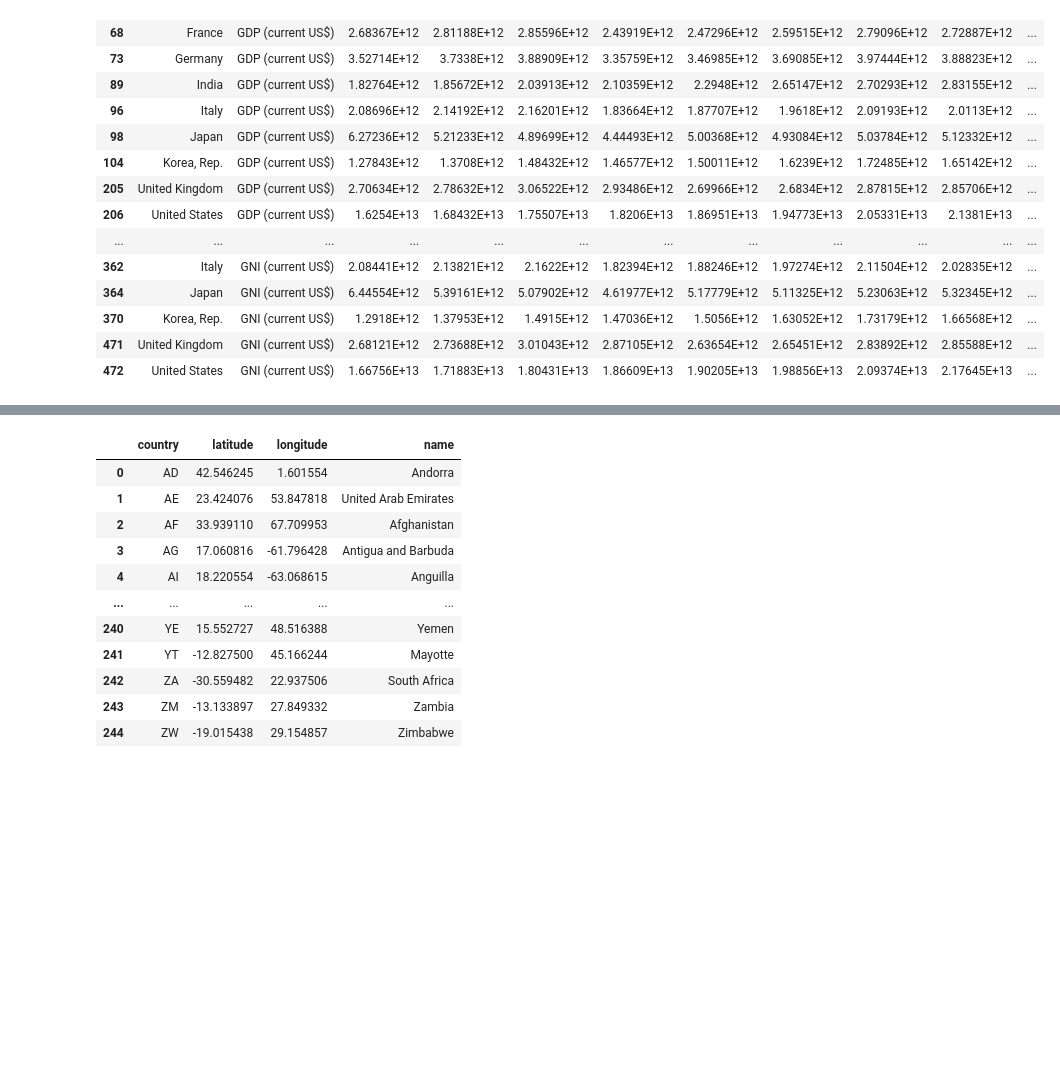
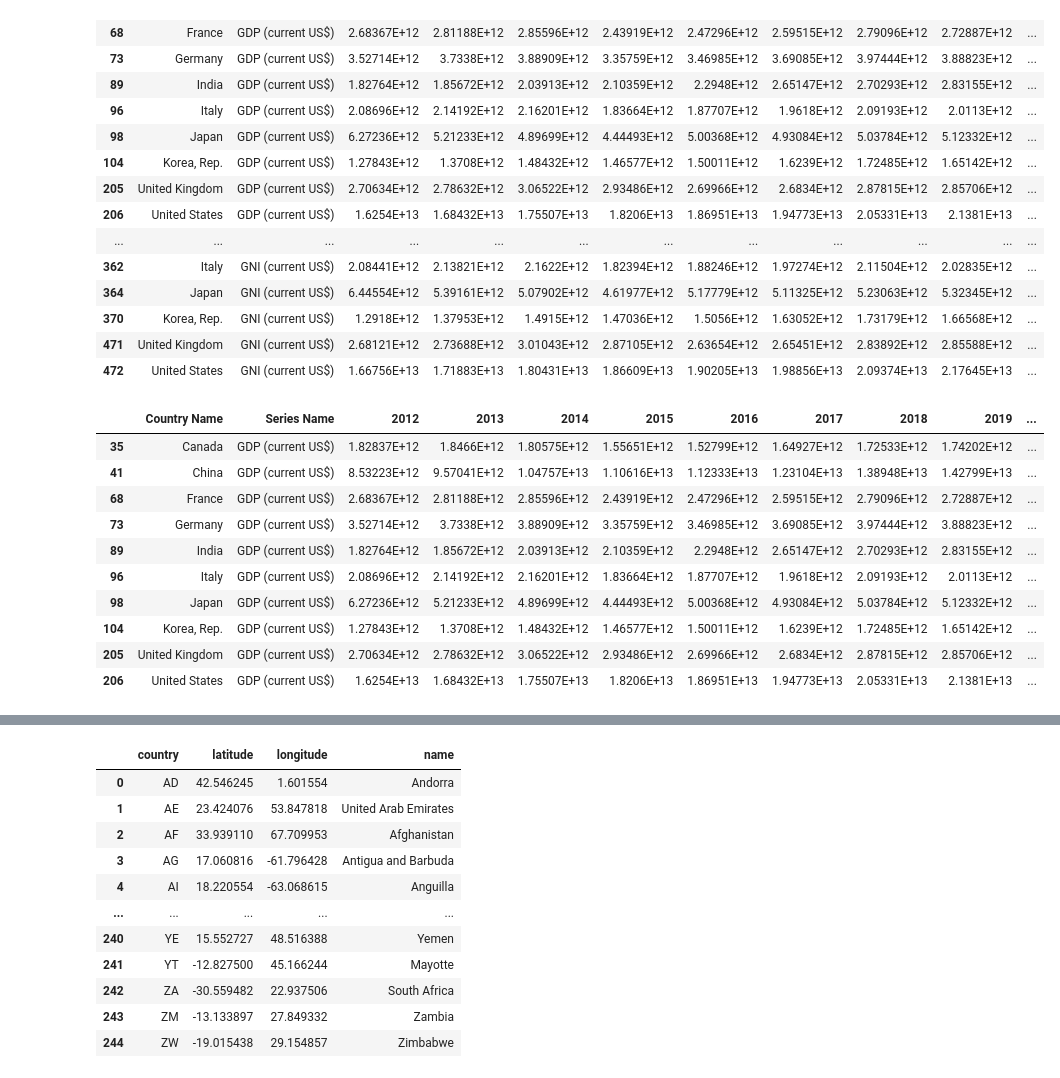
Before and after one commit to rasemanb/prioject3, a Jupyter notebook: Tables/Sql Data.ipynb, the cells around one changed output, grey strips where cells are left out. Drawn from its saved outputs; the diff is of its cells as text; code cells hidden in the pictures; blank space fills up the shorter version.

```diff
--- a/Tables/Sql Data.ipynb
+++ b/Tables/Sql Data.ipynb
@@ -84,8 +84,8 @@ rename_df
 | 531 | World | GNI (current US$) | 7.55706E+13 | 7.75443E+13 | 7.99475E+13 | 7.53454E+13 | 7.64931E+13 | 8.1557E+13 | 8.65047E+13 | 8.77246E+13 | ... |
 475 rows × 12 columns
 # %%
-clean_df = rename_df.loc[drop_df['Country Name'].isin(['United States', 'China', 'Japan', 'Germany', 'India', 'United Kingdom', 'France', 'Italy', 'Canada', 'Korea, Rep.'])]
-clean_df
+numbers = rename_df.loc[drop_df['Country Name'].isin(['United States', 'China', 'Japan', 'Germany', 'India', 'United Kingdom', 'France', 'Italy', 'Canada', 'Korea, Rep.'])]
+numbers
 # %% [output]
 |  | Country Name | Series Name | 2012 | 2013 | 2014 | 2015 | 2016 | 2017 | 2018 | 2019 | ... |
 | 35 | Canada | GDP (current US$) | 1.82837E+12 | 1.8466E+12 | 1.80575E+12 | 1.55651E+12 | 1.52799E+12 | 1.64927E+12 | 1.72533E+12 | 1.74202E+12 | ... |
@@ -104,3 +104,18 @@ clean_df
 | 370 | Korea, Rep. | GNI (current US$) | 1.2918E+12 | 1.37953E+12 | 1.4915E+12 | 1.47036E+12 | 1.5056E+12 | 1.63052E+12 | 1.73179E+12 | 1.66568E+12 | ... |
 | 471 | United Kingdom | GNI (current US$) | 2.68121E+12 | 2.73688E+12 | 3.01043E+12 | 2.87105E+12 | 2.63654E+12 | 2.65451E+12 | 2.83892E+12 | 2.85588E+12 | ... |
 | 472 | United States | GNI (current US$) | 1.66756E+13 | 1.71883E+13 | 1.80431E+13 | 1.86609E+13 | 1.90205E+13 | 1.98856E+13 | 2.09374E+13 | 2.17645E+13 | ... |
+# %%
+data = numbers[numbers["Series Name"] == "GDP (current US$)"]
+data
+# %% [output]
+|  | Country Name | Series Name | 2012 | 2013 | 2014 | 2015 | 2016 | 2017 | 2018 | 2019 | ... |
+| 35 | Canada | GDP (current US$) | 1.82837E+12 | 1.8466E+12 | 1.80575E+12 | 1.55651E+12 | 1.52799E+12 | 1.64927E+12 | 1.72533E+12 | 1.74202E+12 | ... |
+| 41 | China | GDP (current US$) | 8.53223E+12 | 9.57041E+12 | 1.04757E+13 | 1.10616E+13 | 1.12333E+13 | 1.23104E+13 | 1.38948E+13 | 1.42799E+13 | ... |
+| 68 | France | GDP (current US$) | 2.68367E+12 | 2.81188E+12 | 2.85596E+12 | 2.43919E+12 | 2.47296E+12 | 2.59515E+12 | 2.79096E+12 | 2.72887E+12 | ... |
+| 73 | Germany | GDP (current US$) | 3.52714E+12 | 3.7338E+12 | 3.88909E+12 | 3.35759E+12 | 3.46985E+12 | 3.69085E+12 | 3.97444E+12 | 3.88823E+12 | ... |
+| 89 | India | GDP (current US$) | 1.82764E+12 | 1.85672E+12 | 2.03913E+12 | 2.10359E+12 | 2.2948E+12 | 2.65147E+12 | 2.70293E+12 | 2.83155E+12 | ... |
+| 96 | Italy | GDP (current US$) | 2.08696E+12 | 2.14192E+12 | 2.16201E+12 | 1.83664E+12 | 1.87707E+12 | 1.9618E+12 | 2.09193E+12 | 2.0113E+12 | ... |
+| 98 | Japan | GDP (current US$) | 6.27236E+12 | 5.21233E+12 | 4.89699E+12 | 4.44493E+12 | 5.00368E+12 | 4.93084E+12 | 5.03784E+12 | 5.12332E+12 | ... |
+| 104 | Korea, Rep. | GDP (current US$) | 1.27843E+12 | 1.3708E+12 | 1.48432E+12 | 1.46577E+12 | 1.50011E+12 | 1.6239E+12 | 1.72485E+12 | 1.65142E+12 | ... |
+| 205 | United Kingdom | GDP (current US$) | 2.70634E+12 | 2.78632E+12 | 3.06522E+12 | 2.93486E+12 | 2.69966E+12 | 2.6834E+12 | 2.87815E+12 | 2.85706E+12 | ... |
+| 206 | United States | GDP (current US$) | 1.6254E+13 | 1.68432E+13 | 1.75507E+13 | 1.8206E+13 | 1.86951E+13 | 1.94773E+13 | 2.05331E+13 | 2.1381E+13 | ... |
```
Also changed, not shown: parts of 18 cells of this notebook, 2 other files.
